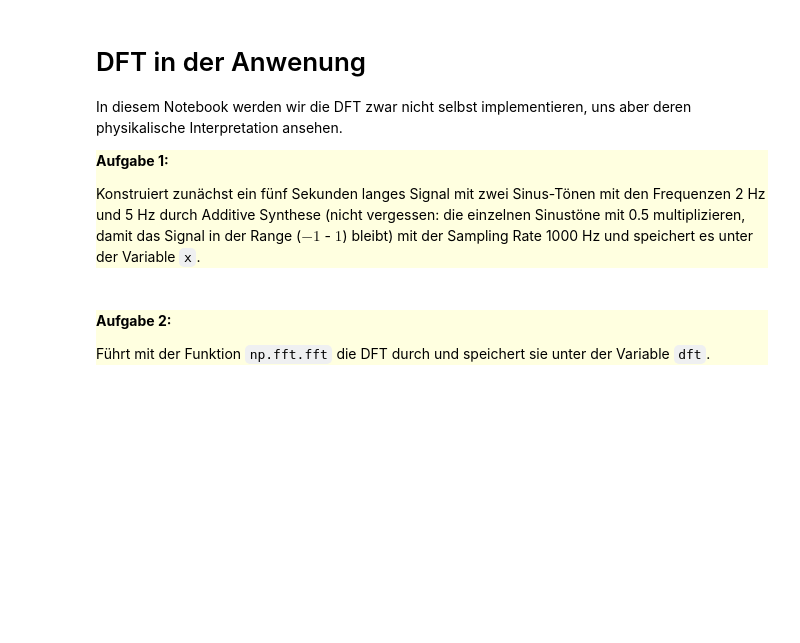
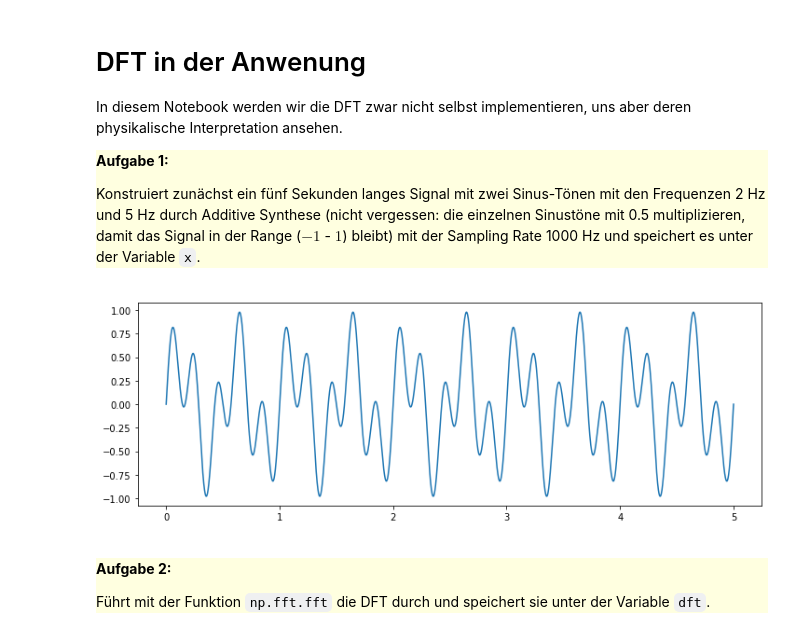
Before and after one commit to kjhsdf/Audio-Based-Music-Processing-2020, a Jupyter notebook: 10/Hausaufgabe_DFT_Anwendung.ipynb, the cells around one changed output. Saved outputs shown, nothing was run; the diff lists cells and outputs as text; code cells hidden in the pictures; blank space fills up the shorter version.

```diff
--- a/10/Hausaufgabe_DFT_Anwendung.ipynb
+++ b/10/Hausaufgabe_DFT_Anwendung.ipynb
@@ -26,3 +20,15 @@ plt.show()
+# %%
+samp_rate=1000
+dur = 5
+t = np.linspace(0, dur, int(samp_rate *dur))
+x = np.sin(5 * t * 2 * np.pi)*0.5 + np.sin(2 * t * 2 * np.pi)*0.5
+
+
+plt.figure(figsize=(12, 4))
+plt.plot(t, x)
+plt.show()
+# %% [output]
+[figure, added]
 # %% [markdown]
 <p><div style="background-color:lightyellow;border-style:groove">
 
```
Also changed, not shown: parts of 4 cells of this notebook.
